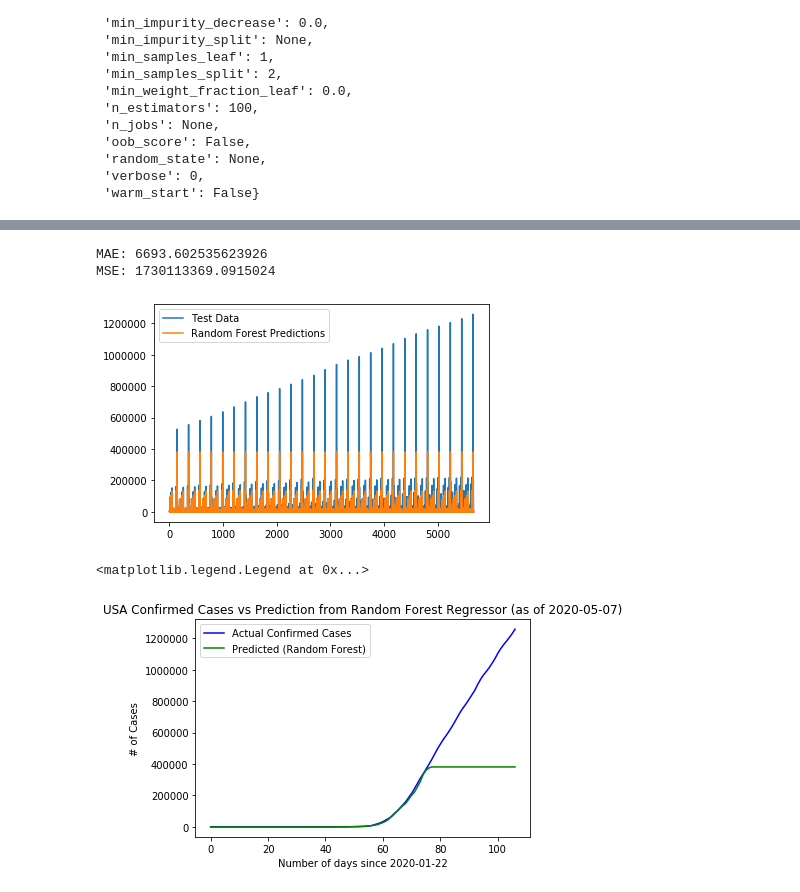
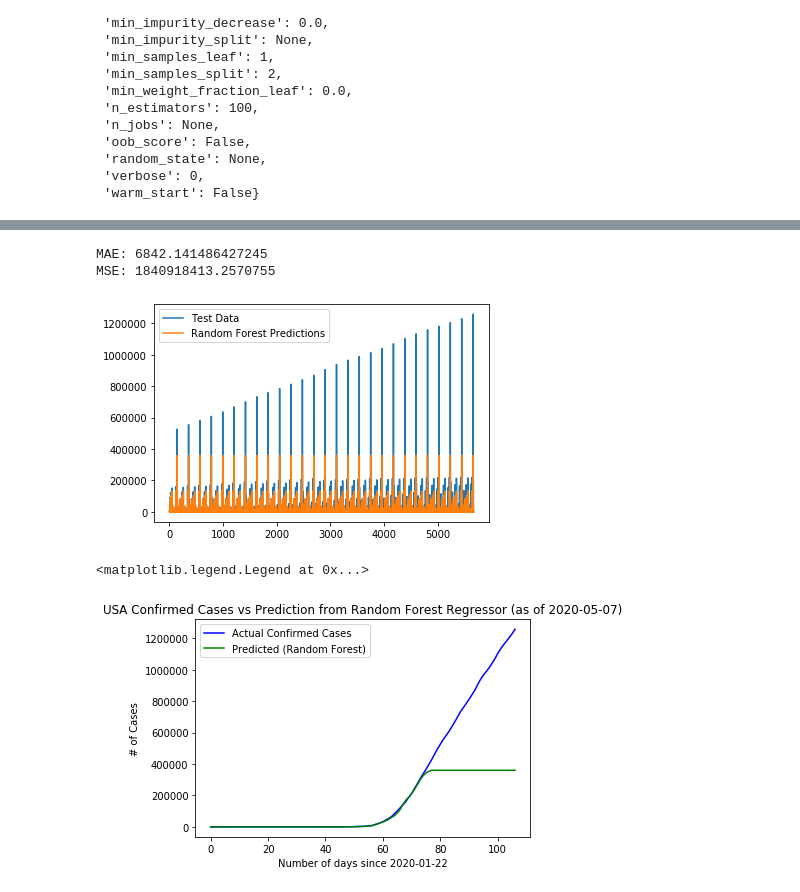
Before and after one commit to EduRibeiro00/CovidForecast-feup-iart, a Jupyter notebook: proj2/covid_analysis_rf.ipynb, the cells around one changed output, grey strips where cells are left out. Saved outputs shown, nothing was run; the diff lists cells and outputs as text; code cells hidden in the pictures.

```diff
--- a/proj2/covid_analysis_rf.ipynb
+++ b/proj2/covid_analysis_rf.ipynb
@@ -103,8 +103,16 @@ param_grid = {
     'n_estimators': [100, 200, 300, 1000]
 }
 
-grid_search = GridSearchCV(estimator=rf, param_grid=param_grid, cv=3, n_jobs=-1, verbose=2)
-grid_search.fit(in_conf_train, out_conf_train)
-print('Best score: {}'.format(grid_search.best_score_))
-print('Best parameters: {}'.format(grid_search.best_params_))
-grid_search.best_estimator_
+# grid_search = GridSearchCV(estimator=rf, param_grid=param_grid, cv=3, n_jobs=-1, verbose=2)
+# grid_search.fit(in_conf_train, out_conf_train)
+# print('Best score: {}'.format(grid_search.best_score_))
+# print('Best parameters: {}'.format(grid_search.best_params_))
+# grid_search.best_estimator_
+# rf_estimator = grid_search.best_estimator_
+rf_estimator = RandomForestRegressor(bootstrap=True, ccp_alpha=0.0, criterion='mse',
+                      max_depth=100, max_features=3, max_leaf_nodes=None,
+                      max_samples=None, min_impurity_decrease=0.0,
+                      min_impurity_split=None, min_samples_leaf=3,
+                      min_samples_split=8, min_weight_fraction_leaf=0.0,
+                      n_estimators=100, n_jobs=None, oob_score=False,
+                      random_state=None, verbose=0, warm_start=False)
@@ -128,15 +119,15 @@ RandomForestRegressor(bootstrap=True, ccp_alpha=0.0, criterion='mse',
 # %%
-rf_estimator = grid_search.best_estimator_
+rf_estimator.fit(in_conf_train, out_conf_train)
 rf_estimator_pred = rf_estimator.predict(in_conf_test)
 plt.plot(out_conf_test)
 plt.plot(rf_estimator_pred)
 plt.legend(['Test Data', 'Random Forest Predictions'])
 print('MAE:', mean_absolute_error(out_conf_test, rf_estimator_pred))
 print('MSE:',mean_squared_error(out_conf_test, rf_estimator_pred))
 # %% [output]
-MAE: 6693.602535623926
-MSE: 1730113369.0915024
+MAE: 6842.141486427245
+MSE: 1840918413.2570755
-[figure, old version]
+[figure, new version]
 # %%
 usa_df = df.loc[df["Country/Region"] == "US"]
 usa_inputs = usa_df[["Lat_norm", "Long_norm", "Num_days_from_begin_norm"]].values
@@ -154,6 +145,6 @@ plt.title("USA Confirmed Cases vs Prediction from Random Forest Regressor (as of
 plt.legend()
 # %% [output]
 <matplotlib.legend.Legend at 0x...>
-[figure, old version]
+[figure, new version]
 # %%
 # fazer modelo com Lat e Long
```
Also changed, not shown: parts of 7 cells of this notebook.
